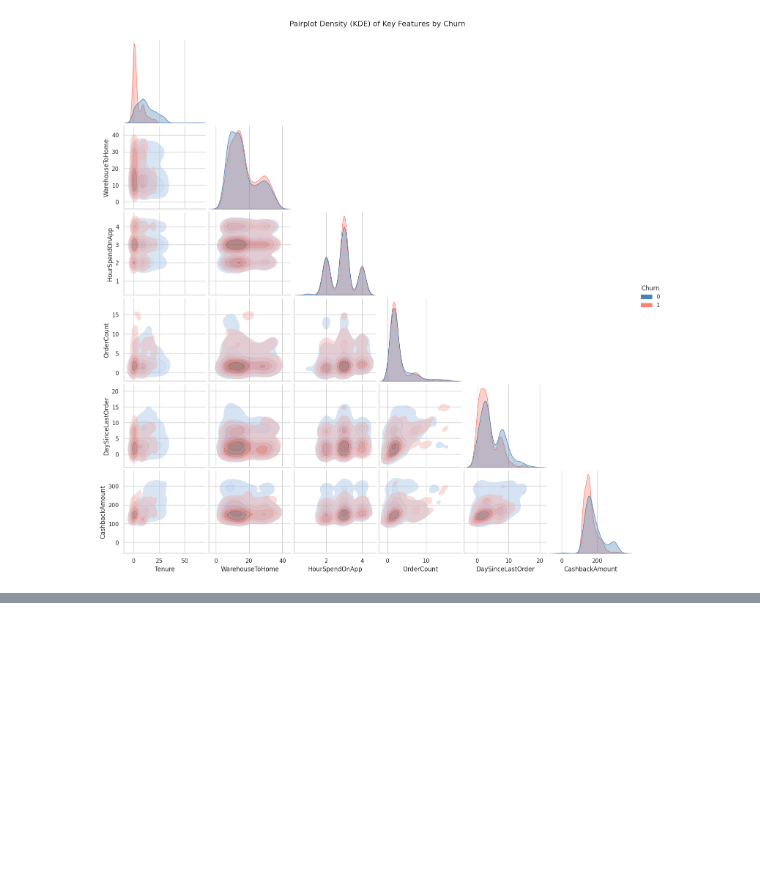
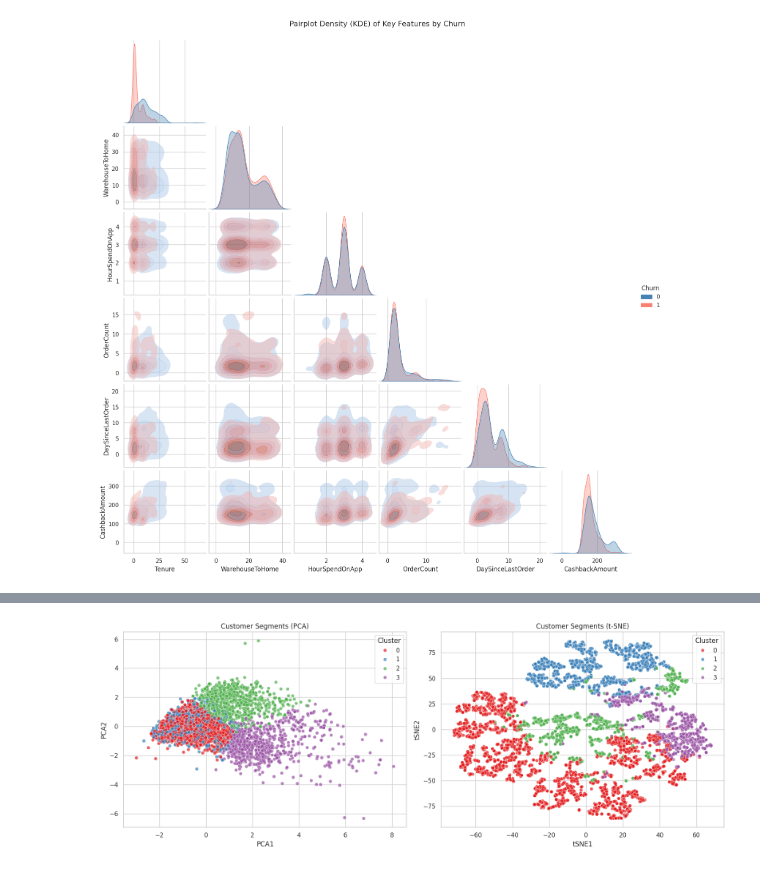
Before and after one commit to sairung77/ML-Assignment, a Jupyter notebook: eda_churn.ipynb, the cells around one changed output, grey strips where cells are left out. Drawn from its saved outputs; the diff is of its cells as text; code cells hidden in the pictures; blank space fills up the shorter version.

```diff
--- a/eda_churn.ipynb
+++ b/eda_churn.ipynb
@@ -275,0 +331,20 @@ plt.show()
+# %%
+# Apply K-Means with k=4
+k_opt = 4
+kmeans = KMeans(n_clusters=k_opt, random_state=42, n_init=10)
+df_cluster['Cluster'] = kmeans.fit_predict(X_scaled)
+
+# Cluster Profiling
+cluster_summary = df_cluster.groupby('Cluster').agg({
+    'DaySinceLastOrder': 'mean',
+    'OrderCount': 'mean',
+    'CashbackAmount': 'mean',
+    'Tenure': 'mean',
+    'CouponUsed': 'mean',
+    'Complain': 'mean',
+    'SatisfactionScore': 'mean',
+    'Churn': 'mean',
+    'CustomerID': 'count'
+}).rename(columns={'CustomerID': 'CustomerCount'}).round(2)
+
+display(cluster_summary)
@@ -275,0 +361,27 @@ plt.show()
+# %%
+# PCA
+pca = PCA(n_components=2, random_state=42)
+pca_res = pca.fit_transform(X_scaled)
+df_cluster['PCA1'] = pca_res[:, 0]
+df_cluster['PCA2'] = pca_res[:, 1]
+
+# t-SNE (Sampled for performance if dataset is large, but 5k is fine)
+tsne = TSNE(n_components=2, random_state=42, init='pca', learning_rate='auto')
+tsne_res = tsne.fit_transform(X_scaled)
+df_cluster['tSNE1'] = tsne_res[:, 0]
+df_cluster['tSNE2'] = tsne_res[:, 1]
+
+fig, ax = plt.subplots(1, 2, figsize=(16, 6))
+
+# Plot PCA
+sns.scatterplot(x='PCA1', y='PCA2', hue='Cluster', data=df_cluster, palette='Set1', ax=ax[0], alpha=0.7)
+ax[0].set_title('Customer Segments (PCA)')
+
+# Plot t-SNE
+sns.scatterplot(x='tSNE1', y='tSNE2', hue='Cluster', data=df_cluster, palette='Set1', ax=ax[1], alpha=0.7)
+ax[1].set_title('Customer Segments (t-SNE)')
+
+plt.tight_layout()
+plt.show()
+# %% [output]
+[figure, added]
```
Also changed, not shown: parts of 7 cells of this notebook.
